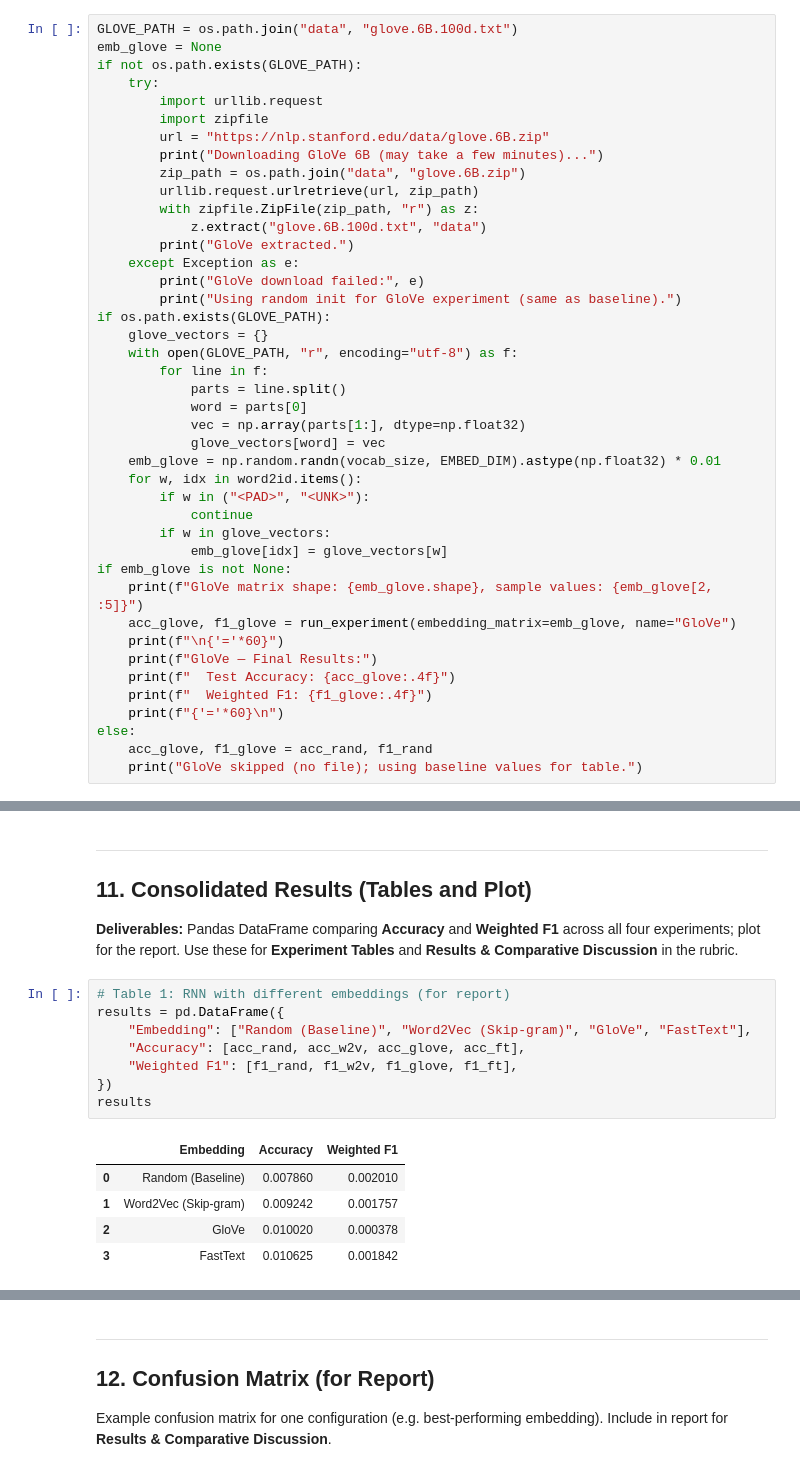
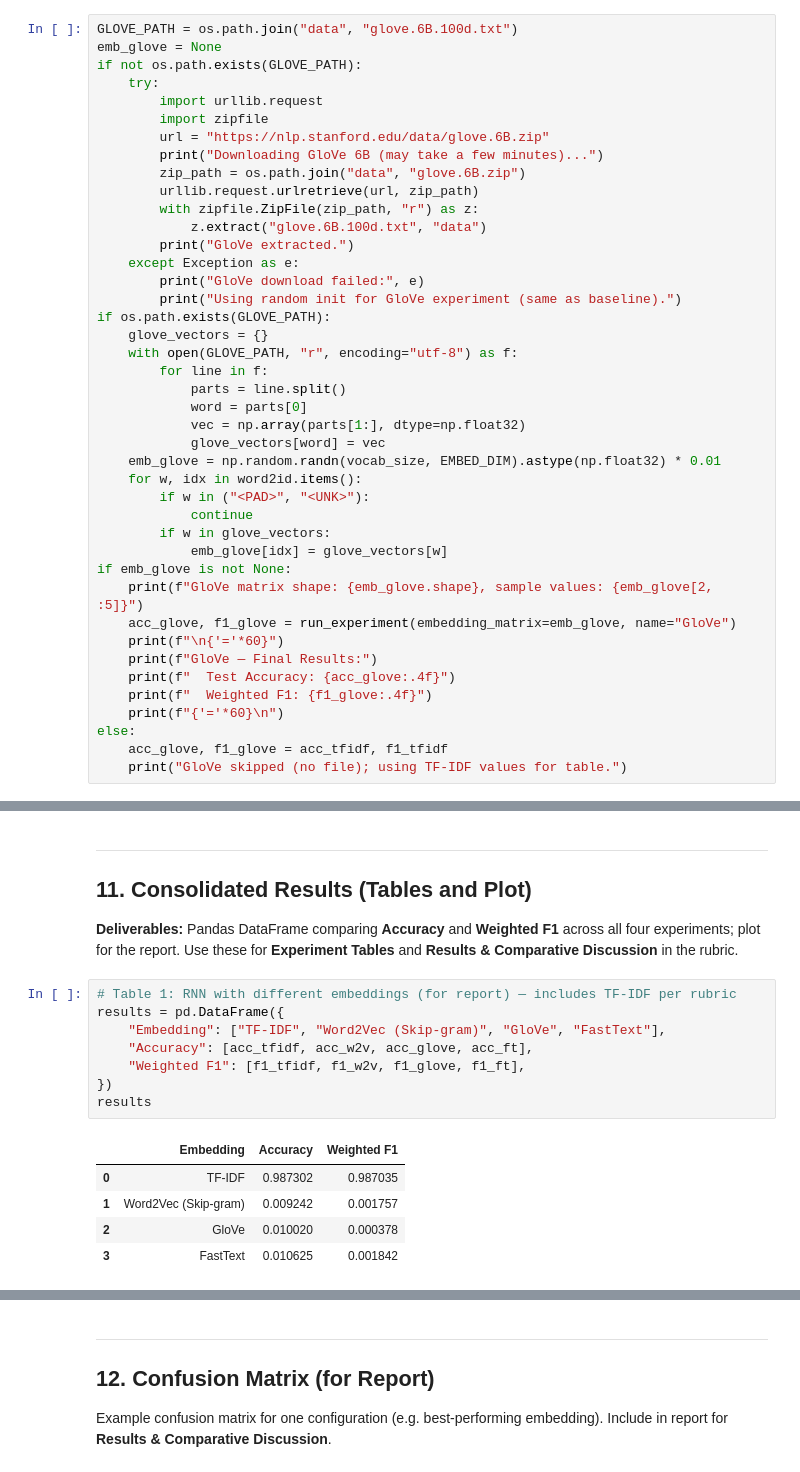
Before and after one commit to elyse003/Formative2_Medical_Text_Classification, a Jupyter notebook: notebooks/03_theodora_rnn.ipynb, the cells around one changed output, grey strips where cells are left out. Drawn from its saved outputs; the diff is of its cells as text.

```diff
--- a/notebooks/03_theodora_rnn.ipynb
+++ b/notebooks/03_theodora_rnn.ipynb
@@ -912,6 +943,6 @@ if emb_glove is not None:
     print(f"  Weighted F1: {f1_glove:.4f}")
     print(f"{'='*60}\n")
 else:
-    acc_glove, f1_glove = acc_rand, f1_rand
-    print("GloVe skipped (no file); using baseline values for table.")
+    acc_glove, f1_glove = acc_tfidf, f1_tfidf
+    print("GloVe skipped (no file); using TF-IDF values for table.")
 # %% [output]
@@ -984,16 +1018,16 @@ FastText — Final Results:
 
 **Deliverables:** Pandas DataFrame comparing **Accuracy** and **Weighted F1** across all four experiments; plot for the report. Use these for **Experiment Tables** and **Results & Comparative Discussion** in the rubric.
 # %%
-# Table 1: RNN with different embeddings (for report)
+# Table 1: RNN with different embeddings (for report) — includes TF-IDF per rubric
 results = pd.DataFrame({
-    "Embedding": ["Random (Baseline)", "Word2Vec (Skip-gram)", "GloVe", "FastText"],
-    "Accuracy": [acc_rand, acc_w2v, acc_glove, acc_ft],
-    "Weighted F1": [f1_rand, f1_w2v, f1_glove, f1_ft],
+    "Embedding": ["TF-IDF", "Word2Vec (Skip-gram)", "GloVe", "FastText"],
+    "Accuracy": [acc_tfidf, acc_w2v, acc_glove, acc_ft],
+    "Weighted F1": [f1_tfidf, f1_w2v, f1_glove, f1_ft],
 })
 results
 # %% [output]
 |  | Embedding | Accuracy | Weighted F1 |
-| 0 | Random (Baseline) | 0.007860 | 0.002010 |
+| 0 | TF-IDF | 0.987302 | 0.987035 |
 | 1 | Word2Vec (Skip-gram) | 0.009242 | 0.001757 |
 | 2 | GloVe | 0.010020 | 0.000378 |
 | 3 | FastText | 0.010625 | 0.001842 |
```
Also changed, not shown: parts of 17 cells of this notebook, 7 other files.
